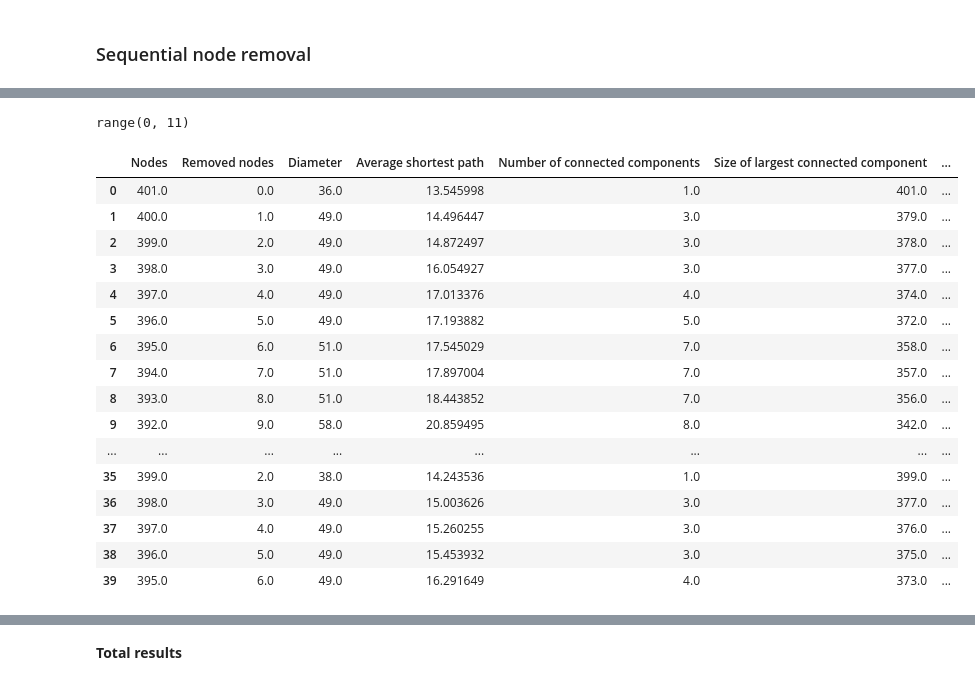
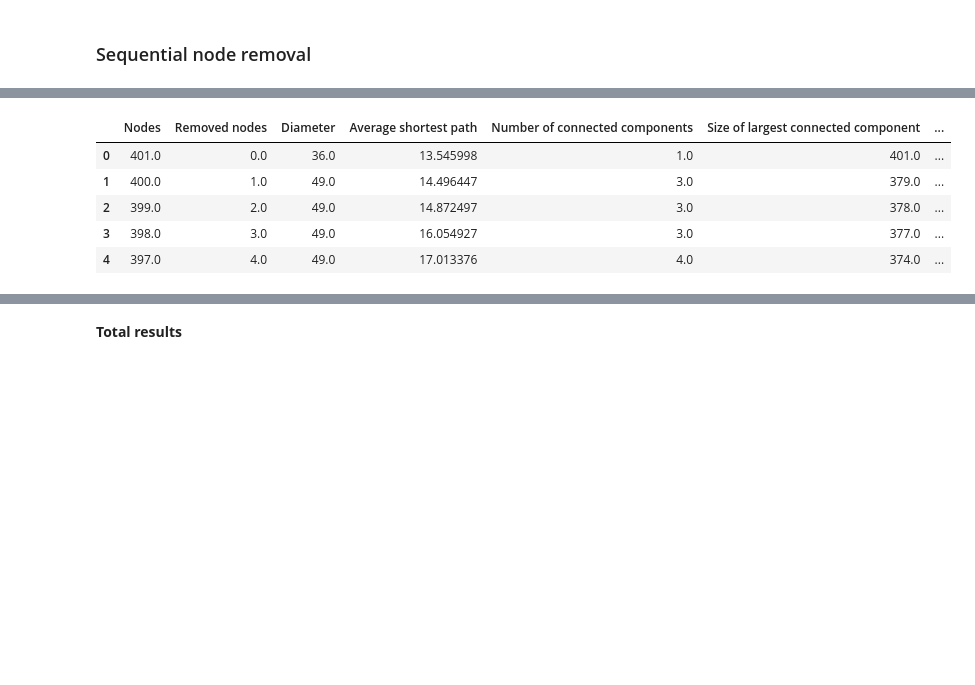
Before and after one commit to rpoandres/US_Assessment, a Jupyter notebook: US_Assessment.ipynb, the cells around one changed output, grey strips where cells are left out. Drawn from its saved outputs; the diff is of its cells as text; code cells hidden in the pictures; blank space fills up the shorter version.

```diff
--- a/US_Assessment.ipynb
+++ b/US_Assessment.ipynb
@@ -542,7 +544,7 @@ for r in ranks:
     #print(r)
     G_i = G_copy.copy()
 
-    for station in r[0:11]:
+    for station in r[0:21]:
         # Remove a node from the graph
 
         #print(station)
@@ -691,3 +753,0 @@ highest_centrality_node
-# %%
-for i in range(11):
-    print(i)
@@ -706,16 +754,12 @@ for i in range(11):
-# %%
-range(11)
-# %% [output]
-range(0, 11)
 # %%
-# TESTING
+# Working code
 counter = 0
 for m in measures:
     #print(r)
     G_i = G_copy.copy()
     # print(m)
 
-    for i in range(11):
+    for i in range(21):
         # Remove a node from the graph
 
         # Calculate the centrality measure
@@ -775,23 +819,12 @@ for m in measures:
 
     #print(counter)
 # %%
-sq_df.head(40)
+sq_df.head()
 # %% [output]
 |  | Nodes | Removed nodes | Diameter | Average shortest path | Number of connected components | Size of largest connected component | ... |
 | 0 | 401.0 | 0.0 | 36.0 | 13.545998 | 1.0 | 401.0 | ... |
 | 1 | 400.0 | 1.0 | 49.0 | 14.496447 | 3.0 | 379.0 | ... |
 | 2 | 399.0 | 2.0 | 49.0 | 14.872497 | 3.0 | 378.0 | ... |
 | 3 | 398.0 | 3.0 | 49.0 | 16.054927 | 3.0 | 377.0 | ... |
 | 4 | 397.0 | 4.0 | 49.0 | 17.013376 | 4.0 | 374.0 | ... |
-| 5 | 396.0 | 5.0 | 49.0 | 17.193882 | 5.0 | 372.0 | ... |
-| 6 | 395.0 | 6.0 | 51.0 | 17.545029 | 7.0 | 358.0 | ... |
-| 7 | 394.0 | 7.0 | 51.0 | 17.897004 | 7.0 | 357.0 | ... |
-| 8 | 393.0 | 8.0 | 51.0 | 18.443852 | 7.0 | 356.0 | ... |
-| 9 | 392.0 | 9.0 | 58.0 | 20.859495 | 8.0 | 342.0 | ... |
-| ... | ... | ... | ... | ... | ... | ... | ... |
-| 35 | 399.0 | 2.0 | 38.0 | 14.243536 | 1.0 | 399.0 | ... |
-| 36 | 398.0 | 3.0 | 49.0 | 15.003626 | 3.0 | 377.0 | ... |
-| 37 | 397.0 | 4.0 | 49.0 | 15.260255 | 3.0 | 376.0 | ... |
-| 38 | 396.0 | 5.0 | 49.0 | 15.453932 | 3.0 | 375.0 | ... |
-| 39 | 395.0 | 6.0 | 49.0 | 16.291649 | 4.0 | 373.0 | ... |
 # %%
```
Also changed, not shown: parts of 24 cells of this notebook, 1 other file.
